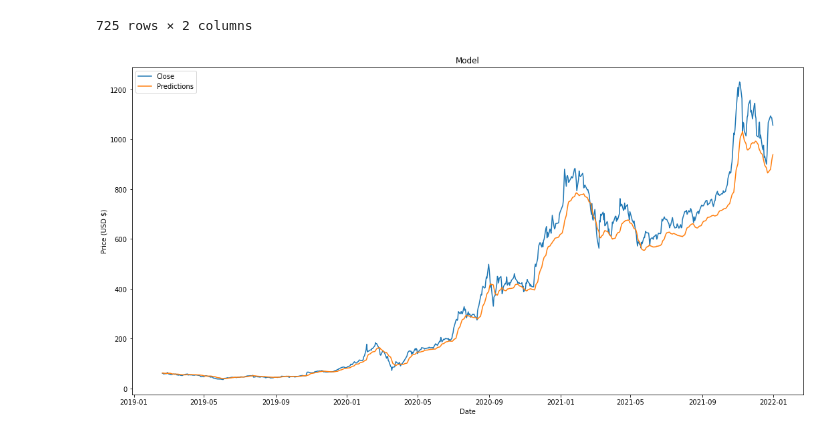
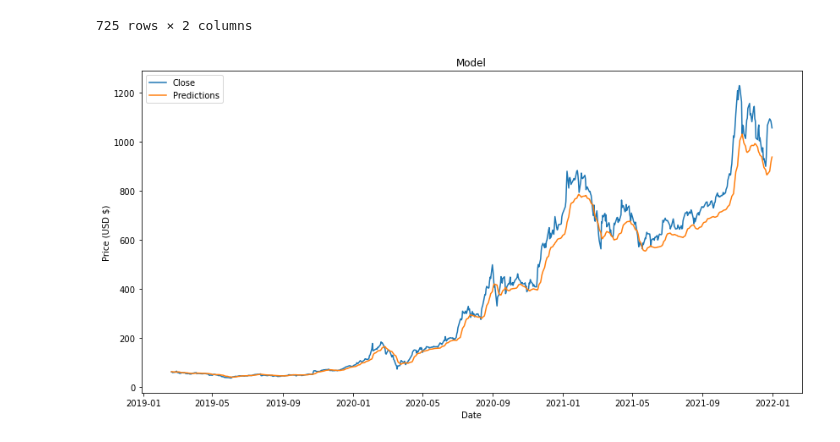
Before and after one commit to HzaRashid/stock_prediction, a Jupyter notebook: stock_prediction.ipynb, the cells around one changed output. Drawn from its saved outputs; the diff is of its cells as text; code cells hidden in the pictures.

```diff
--- a/stock_prediction.ipynb
+++ b/stock_prediction.ipynb
@@ -214,12 +221,12 @@ test
 | 2021-12-31 | 1056.780029 | 938.016418 |
 725 rows × 2 columns
 # %%
-plt.figure(figsize=(18, 9))
+plt.figure(figsize=(14, 7))
 plt.title('Model')
 plt.xlabel('Date')
 plt.ylabel('Price (USD $)')
 plt.plot(test[['Close', 'Predictions']])
 plt.legend(['Close', 'Predictions'], loc="upper left")
 plt.show()
 # %% [output]
-[figure, old version]
+[figure, new version]
```
Also changed, not shown: parts of 2 cells of this notebook.
